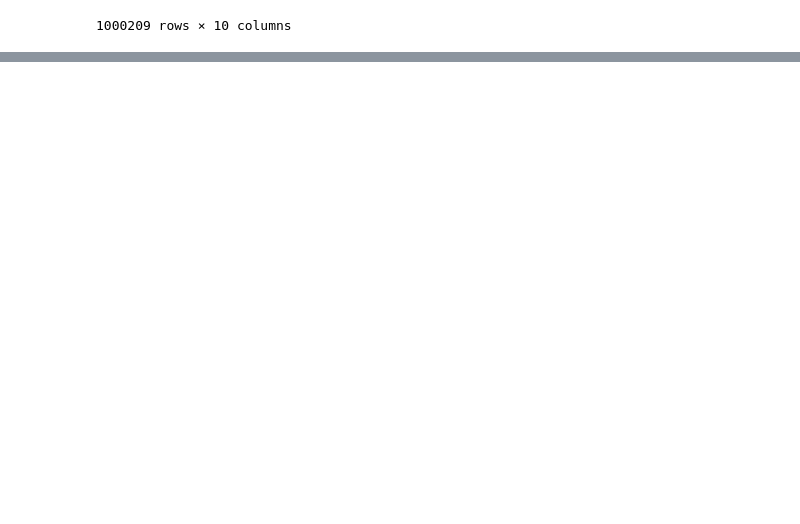
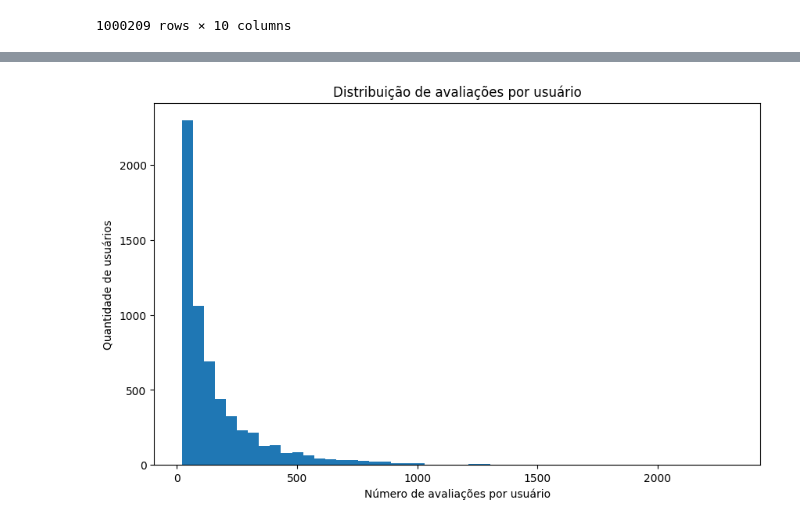
Before and after one commit to ThallesNonato1123/MinDados, a Jupyter notebook: Trabalho 1/trab1.ipynb, the cells around one changed output, grey strips where cells are left out. Drawn from its saved outputs; the diff is of its cells as text; code cells hidden in the pictures; blank space fills up the shorter version.

```diff
--- a/Trabalho 1/trab1.ipynb
+++ b/Trabalho 1/trab1.ipynb
@@ -98,0 +126,3 @@ df
+# %%
+ratings_por_usuario = df.groupby("user_id").size()
+ratings_por_usuario
@@ -98,0 +143,9 @@ df
+# %%
+plt.figure(figsize=(10, 6))
+plt.hist(ratings_por_usuario, bins=50)
+plt.xlabel("Número de avaliações por usuário")
+plt.ylabel("Quantidade de usuários")
+plt.title("Distribuição de avaliações por usuário")
+plt.show()
+# %% [output]
+[figure, added]
```
Also changed, not shown: parts of 41 cells of this notebook, 1 other file.
